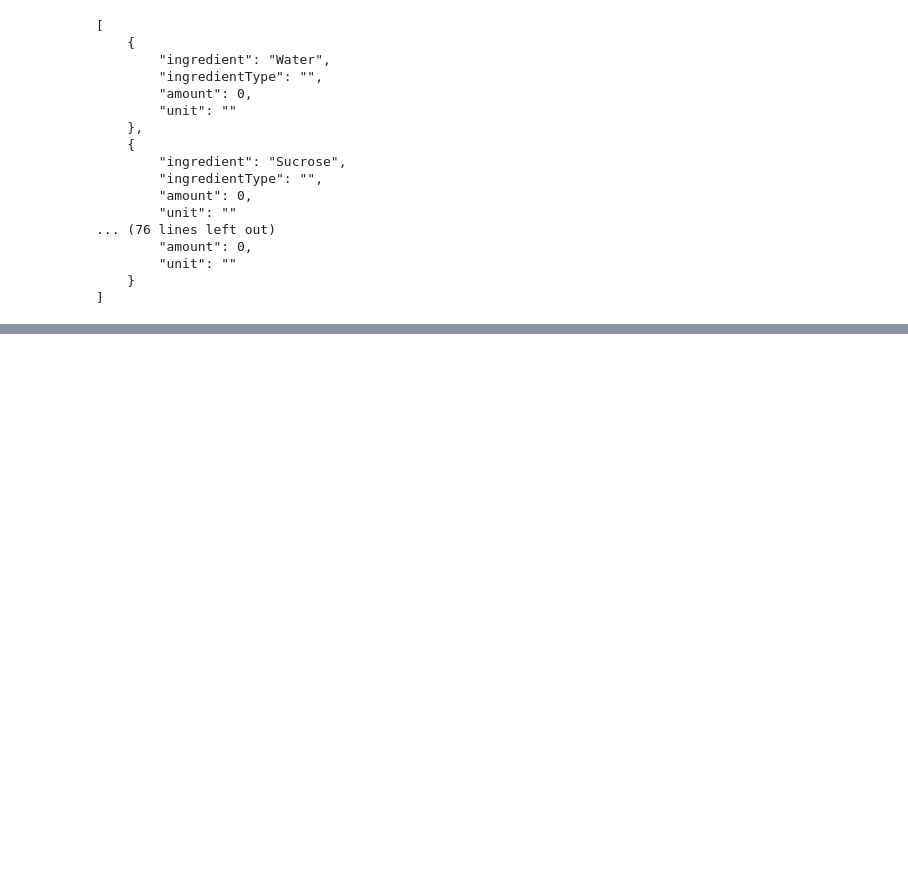
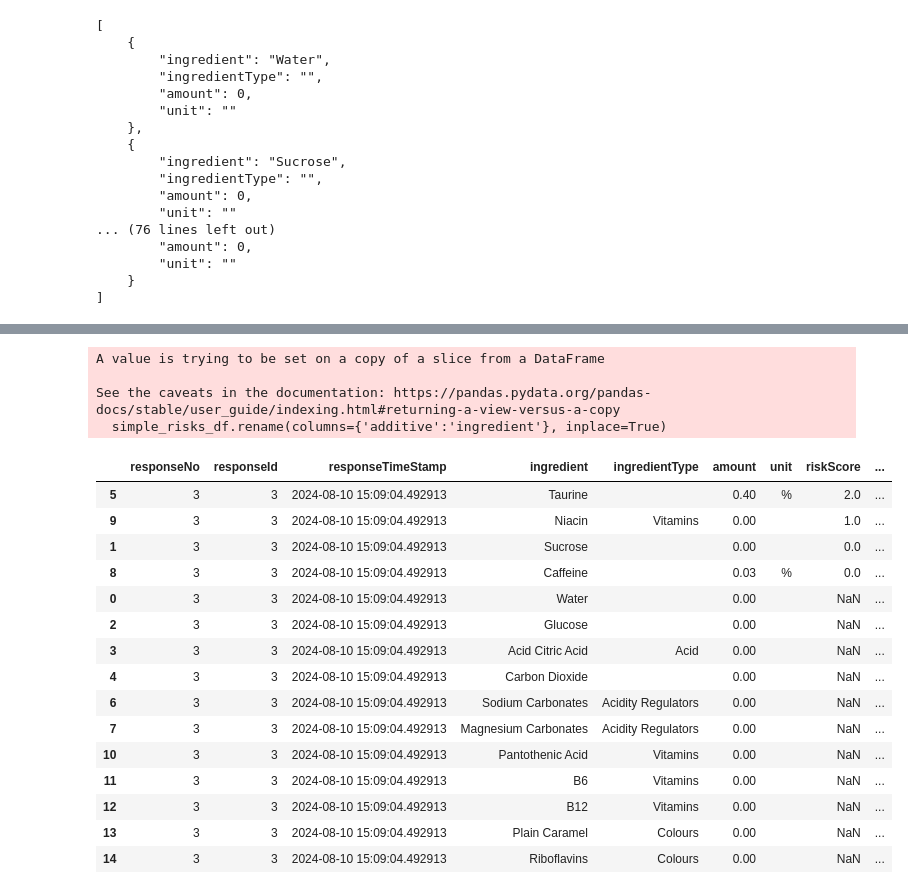
Before and after one commit to Dekuran/MeltingHackJunctionAsia2024, a Jupyter notebook: prompt_engineering_notebook_testing.ipynb, the cells around one changed output, grey strips where cells are left out. Saved outputs shown, nothing was run; the diff lists cells and outputs as text; code cells hidden in the pictures; blank space fills up the shorter version.

Commit message:
complete_basic_lookup

```diff
--- a/prompt_engineering_notebook_testing.ipynb
+++ b/prompt_engineering_notebook_testing.ipynb
@@ -137,7 +136,9 @@ this_response_df = pd.DataFrame(pd.read_json(responseJSON))
 
 past_responses = responses_df # TODO load from file
 
-MAX_RESPONSE_NO = 1 # placeholder
+MAX_RESPONSE_NO = max(max(responses_df["responseNo"]), 1) # placeholder
+
+print(MAX_RESPONSE_NO)
 # TRYCATCH when merging with pd dataframe
 # TODO - keep in JSON (?) write out to PostGreSQL / external dataset
 
@@ -147,6 +148,8 @@ this_response_df["responseTimeStamp"] = pd.Timestamp.now()
 
 responses_df = pd.concat([past_responses, this_response_df])
 
+#responses_df = ud_responses_df
+
 # TODO review whether this should be intersection / avoid duplication
 # TODO add boolean for latest entry
 # %% [output]
@@ -173,0 +158,4 @@ display(responses_df)
+# %%
+MAX_RESPONSE_NO = max(responses_df["responseNo"])
+print(MAX_RESPONSE_NO)
+display(responses_df)
@@ -173,0 +177,9 @@ display(responses_df)
+# %%
+# select latest response and match it to risk lookup table
+latest_response = responses_df[responses_df["responseNo"] == MAX_RESPONSE_NO]
+# %%
+# Load lookup table
+
+fda_risk_lookup = pd.read_csv('fda_additives_reference.csv')
+
+display(fda_risk_lookup)
@@ -173,0 +200,31 @@ display(responses_df)
+# %%
+# try plain join
+
+simple_risks_df = fda_risk_lookup[["additive","riskScore", "riskCategory"]]
+
+simple_risks_df.rename(columns={'additive':'ingredient'}, inplace=True)
+
+ingredients_with_risks =  latest_response.merge(simple_risks_df, how="left", on="ingredient").sort_values("riskScore", ascending = False)
+
+display(ingredients_with_risks)
+# %% [output]
+A value is trying to be set on a copy of a slice from a DataFrame
+
+See the caveats in the documentation: https://pandas.pydata.org/pandas-docs/stable/user_guide/indexing.html#returning-a-view-versus-a-copy
+  simple_risks_df.rename(columns={'additive':'ingredient'}, inplace=True)
+|  | responseNo | responseId | responseTimeStamp | ingredient | ingredientType | amount | unit | riskScore | ... |
+| 5 | 3 | 3 | 2024-08-10 15:09:04.492913 | Taurine |  | 0.40 | % | 2.0 | ... |
+| 9 | 3 | 3 | 2024-08-10 15:09:04.492913 | Niacin | Vitamins | 0.00 |  | 1.0 | ... |
+| 1 | 3 | 3 | 2024-08-10 15:09:04.492913 | Sucrose |  | 0.00 |  | 0.0 | ... |
+| 8 | 3 | 3 | 2024-08-10 15:09:04.492913 | Caffeine |  | 0.03 | % | 0.0 | ... |
+| 0 | 3 | 3 | 2024-08-10 15:09:04.492913 | Water |  | 0.00 |  | NaN | ... |
+| 2 | 3 | 3 | 2024-08-10 15:09:04.492913 | Glucose |  | 0.00 |  | NaN | ... |
+| 3 | 3 | 3 | 2024-08-10 15:09:04.492913 | Acid Citric Acid | Acid | 0.00 |  | NaN | ... |
+| 4 | 3 | 3 | 2024-08-10 15:09:04.492913 | Carbon Dioxide |  | 0.00 |  | NaN | ... |
+| 6 | 3 | 3 | 2024-08-10 15:09:04.492913 | Sodium Carbonates | Acidity Regulators | 0.00 |  | NaN | ... |
+| 7 | 3 | 3 | 2024-08-10 15:09:04.492913 | Magnesium Carbonates | Acidity Regulators | 0.00 |  | NaN | ... |
+| 10 | 3 | 3 | 2024-08-10 15:09:04.492913 | Pantothenic Acid | Vitamins | 0.00 |  | NaN | ... |
+| 11 | 3 | 3 | 2024-08-10 15:09:04.492913 | B6 | Vitamins | 0.00 |  | NaN | ... |
+| 12 | 3 | 3 | 2024-08-10 15:09:04.492913 | B12 | Vitamins | 0.00 |  | NaN | ... |
+| 13 | 3 | 3 | 2024-08-10 15:09:04.492913 | Plain Caramel | Colours | 0.00 |  | NaN | ... |
+| 14 | 3 | 3 | 2024-08-10 15:09:04.492913 | Riboflavins | Colours | 0.00 |  | NaN | ... |
```
Also changed, not shown: parts of 7 cells of this notebook, 2 other files.
